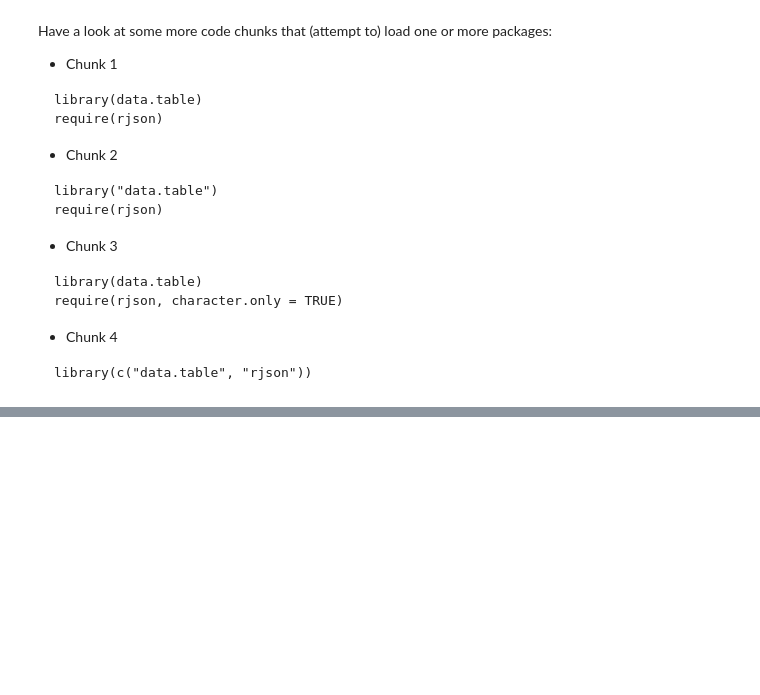
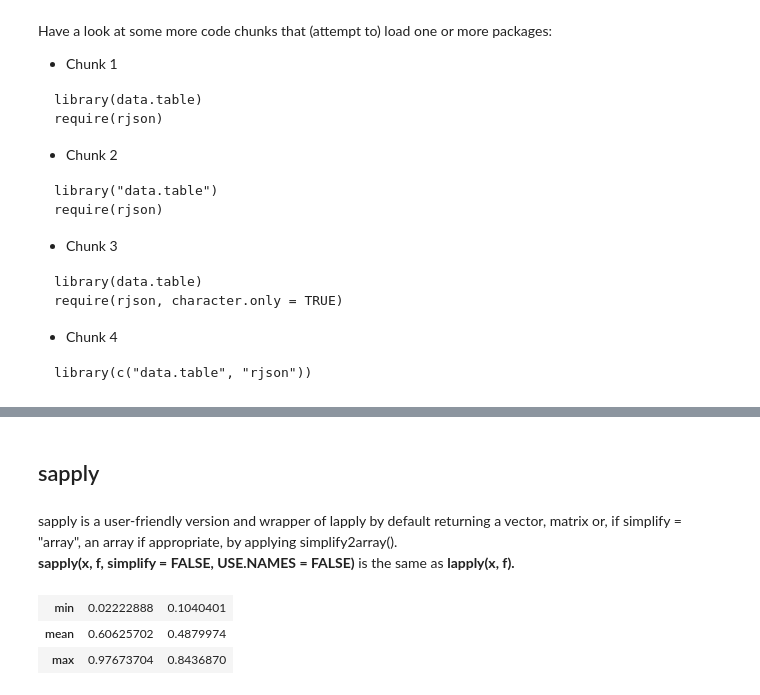
Before and after one commit to harshitkhare13/R-Notebooks, a Jupyter notebook: Intermediate R .ipynb, the cells around one changed output, grey strips where cells are left out. Drawn from its saved outputs; the diff is of its cells as text; code cells hidden in the pictures; blank space fills up the shorter version.

Commit message:
Intermediate R version 2

```diff
--- a/Intermediate R .ipynb
+++ b/Intermediate R .ipynb
@@ -316,0 +352,14 @@ library(c("data.table", "rjson"))
+# %% [markdown]
+## sapply
+# %% [markdown]
+sapply is a user-friendly version and wrapper of lapply by default returning a vector, matrix or, if simplify = "array", an array if appropriate, by applying simplify2array(). <br>
+<b>sapply(x, f, simplify = FALSE, USE.NAMES = FALSE)</b> is the same as <b>lapply(x, f).
+# %%
+sapply(list(runif (10), runif (10)),
+       function(x) c(min = min(x), mean = mean(x), max = max(x)))
+
+# runif generates random deviates between 0 & 1
+# %% [output]
+| min | 0.02222888 | 0.1040401 |
+| mean | 0.60625702 | 0.4879974 |
+| max | 0.97673704 | 0.8436870 |
```
Also changed, not shown: parts of 25 cells of this notebook.
